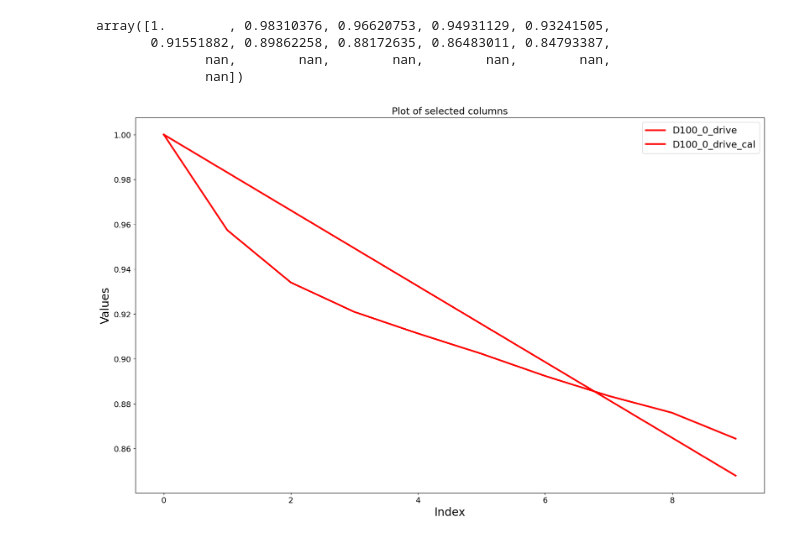
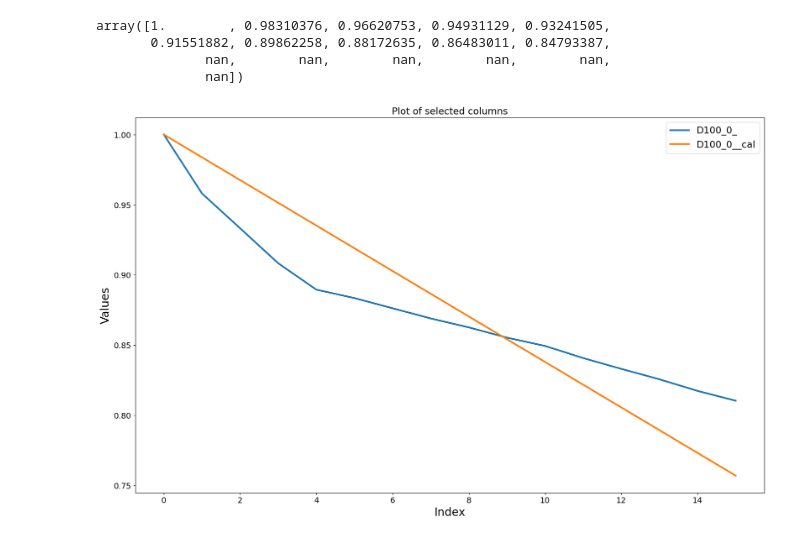
Before and after one commit to AXS-Rose/degradation_model, a Jupyter notebook: soh_methods_aging.ipynb, the cells around one changed output. Cells and saved outputs as stored; diff of their text form; code cells hidden in the pictures.

```diff
--- a/soh_methods_aging.ipynb
+++ b/soh_methods_aging.ipynb
@@ -196,13 +194,16 @@ def degradation_cycle(modelo,cell,SR):
     # asumimos que sabemos el SR de la celda
     cycles = cycle_values[cell]
     # calculamos el eta para ese ciclo
-    etak = eta_subciclo(SR, modelo)
+    etak = eta_subciclo(SR, modelo,False)
     EOL = etak**cycles
     return EOL
 # %%
-cells = ["D30_0","D85_70","D100_85","D100_0_drive","D100_0_"]
-models = [f_30_0,f_85_70,f_100_85,f_100_0,f_100_0_]
-SR = [[30,0],[85,70],[100,85],[100,0],[100,0]]
+# cells = ["D30_0","D85_70","D100_85","D100_0_drive","D100_0_"]
+cells = ["D100_0_drive","D100_0_"]
+# models = [f_30_0,f_85_70,f_100_85,f_100_0,f_100_0_]
+models = [f_100_0,f_100_0_]
+# SR = [[30,0],[85,70],[100,85],[100,0],[100,0]]
+SR = [[100,0],[100,0]]
 
 SOH_calculado = []
 for i,cell in enumerate(cells):
@@ -281,8 +260,10 @@ colors = ['red', 'blue', 'green', 'orange', 'purple']
 plt.figure(figsize=(20, 12))
 
 for i,column in enumerate(gt_soh_values_.columns):
-    plt.plot(gt_soh_values_.index, gt_soh_values_[column], label=column,color=colors[i])
-    plt.plot(gt_soh_values_.index, interpolated_values[i], label=column+'_cal',color=colors[i])
+    # plt.plot(gt_soh_values_.index, gt_soh_values_[column], label=column,color=colors[i])
+    # plt.plot(gt_soh_values_.index, interpolated_values[i], label=column+'_cal',color=colors[i])
+    plt.plot(gt_soh_values_.index, gt_soh_values_[column], label=column)
+    plt.plot(gt_soh_values_.index, interpolated_values[i], label=column+'_cal')
 
 plt.xlabel('Index')
 plt.ylabel('Values')
@@ -299,18 +280,18 @@ array([1.        , 0.98310376, 0.96620753, 0.94931129, 0.93241505,
               nan,        nan,        nan,        nan,        nan,
               nan])
 # %%
-cells = ["D30_0","D85_70","D100_85","D100_0_drive","D100_0_"]
-selected_columns = ["D100_0_drive"]
+cells = ["D100_0_drive","D100_0_"]
+selected_columns = ["D100_0_"]
 plt.figure(figsize=(20, 12))
 
 for i, column in enumerate(selected_columns):
-    plt.plot(gt_soh_values_.index, gt_soh_values_[column], label=column, color=colors[i])
-    plt.plot(gt_soh_values_.index, interpolated_values[cells.index(column)], label=column+'_cal', color=colors[i])
+    plt.plot(gt_soh_values_.index, gt_soh_values_[column], label=column)
+    plt.plot(gt_soh_values_.index, interpolated_values[cells.index(column)], label=column+'_cal')
 
 plt.xlabel('Index')
 plt.ylabel('Values')
 plt.title('Plot of selected columns')
 plt.legend()
 plt.show()
 # %% [output]
-[figure, old version]
+[figure, new version]
```
Also changed, not shown: parts of 4 cells of this notebook, 1 other file.
